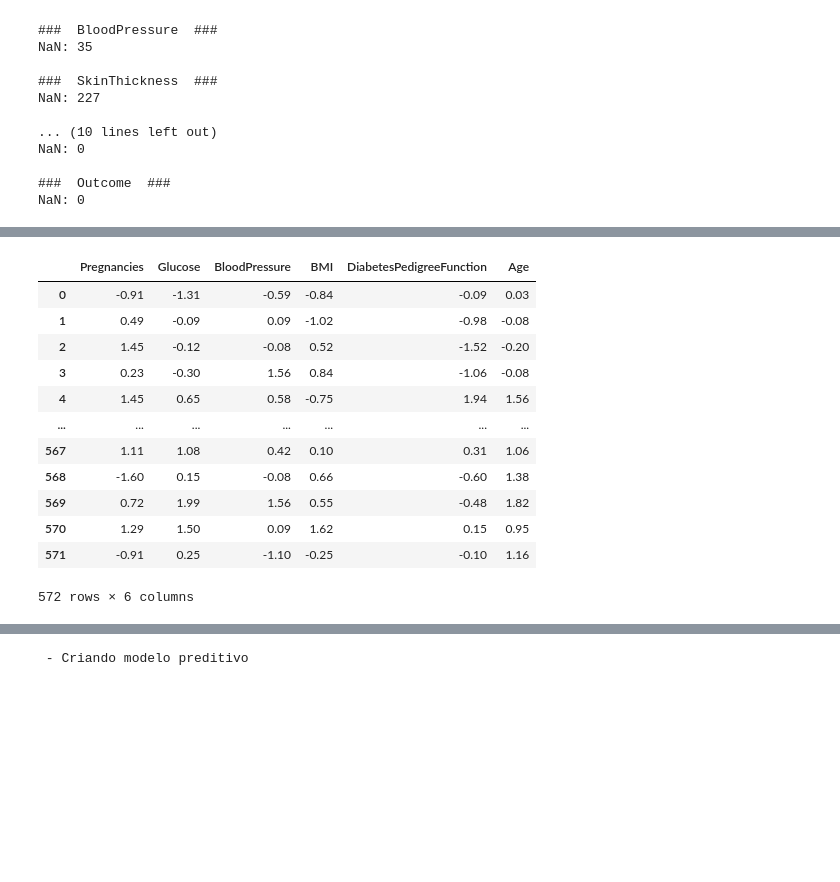
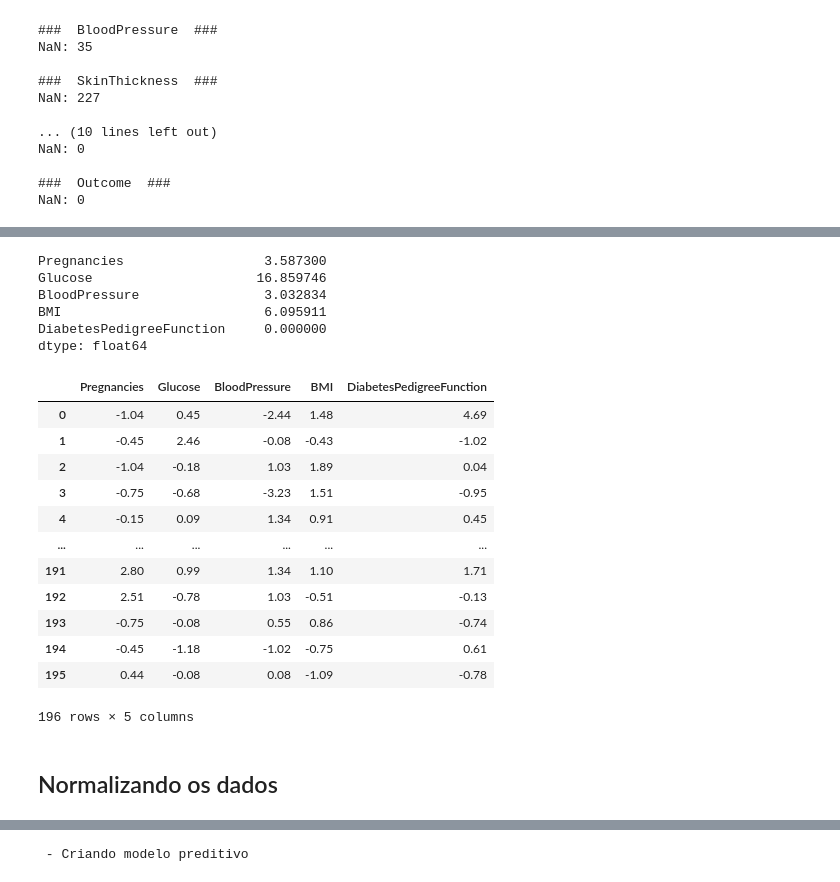
Before and after one commit to nilsonsales/mlclass-2022, a Jupyter notebook: 01_Preprocessing/Ativ1_ML_2022_1.ipynb, the cells around one changed output, grey strips where cells are left out. Saved outputs shown, nothing was run; the diff lists cells and outputs as text; code cells hidden in the pictures; blank space fills up the shorter version.

Commit message:
Using feature selection to generate weights

```diff
--- a/01_Preprocessing/Ativ1_ML_2022_1.ipynb
+++ b/01_Preprocessing/Ativ1_ML_2022_1.ipynb
@@ -98,9 +98,7 @@ def fill_nan_by_class(df):
     return df_all
 
 
-def remove_nan(df):
-    cols_to_drop_na = ['Pregnancies', 'Glucose', 'BloodPressure',
-                'BMI', 'DiabetesPedigreeFunction', 'Age'] # 'SkinThickness', 'Insulin'
+def remove_nan(df, cols_to_drop_na):
 
     df = df.dropna(subset=cols_to_drop_na)
 
@@ -108,16 +106,18 @@ def remove_nan(df):
 
 
 # Caso queira modificar as colunas consideradas basta algera o array a seguir.
-feature_cols = ['Pregnancies', 'Glucose', 'BloodPressure', 'BMI', 'DiabetesPedigreeFunction', 'Age'] #, 'SkinThickness', 'Insulin']
+feature_cols = ['Pregnancies', 'Glucose', 'BloodPressure', 'BMI', 'DiabetesPedigreeFunction', 'Age', 'SkinThickness', 'Insulin']
 cols = [*feature_cols, 'Outcome']
 
 new_data = data[cols]
-#new_data = remove_nan(new_data)
+new_data = remove_nan(new_data, ['Pregnancies', 'Glucose', 'BloodPressure', 'BMI', 'DiabetesPedigreeFunction', 'Age', 'SkinThickness', 'Insulin'])
 #new_data = fill_nan(new_data)
-new_data = fill_nan_by_class(new_data)
+#new_data = fill_nan_by_class(new_data)
 
 
 X = new_data[feature_cols]
 y = new_data['Outcome']
+
+X
 # %% [output]
  - Criando X e y para o algoritmo de aprendizagem a partir do arquivo diabetes_dataset
@@ -139,0 +152,13 @@ X
+# %%
+def correlation(dataset, threshold):
+    col_corr = set()
+    corr_matrix = dataset.corr()
+    for i in range(len(corr_matrix.columns)):
+        for j in range(i):
+            if abs(corr_matrix.iloc[i, j]) > threshold:
+                colname = corr_matrix.columns[i]
+                col_corr.add(colname)
+    return col_corr
+
+corr_features = correlation(X, 0.6)
+corr_features
@@ -139,0 +167,5 @@ X
+# %%
+# Exlui colunas que são correlacionadas com outras
+X = X.drop(corr_features,axis=1)
+
+X
@@ -140,30 +204,45 @@ X
+# %%
+# Usa o valor da informação mútua para criar pesos para as features (já que o KNN é burro)
+weights = mutual_info*100.0
+weights
+# %% [output]
+Pregnancies                  3.587300
+Glucose                     16.859746
+BloodPressure                3.032834
+BMI                          6.095911
+DiabetesPedigreeFunction     0.000000
+dtype: float64
 # %%
 from sklearn.preprocessing import PowerTransformer
+from sklearn.preprocessing import StandardScaler
 
 # Normalizando os dados
 
 X_temp = X.copy()
 X_temp['Class'] = -1
 
 normalize = PowerTransformer().fit(X)
+normalize = StandardScaler().fit(X)
 
 X_norm = pd.DataFrame(normalize.transform(X), columns = X.columns)
 X_norm = X_norm.round(2)
 
 X_norm
 # %% [output]
-|  | Pregnancies | Glucose | BloodPressure | BMI | DiabetesPedigreeFunction | Age |
-| 0 | -0.91 | -1.31 | -0.59 | -0.84 | -0.09 | 0.03 |
-| 1 | 0.49 | -0.09 | 0.09 | -1.02 | -0.98 | -0.08 |
-| 2 | 1.45 | -0.12 | -0.08 | 0.52 | -1.52 | -0.20 |
-| 3 | 0.23 | -0.30 | 1.56 | 0.84 | -1.06 | -0.08 |
-| 4 | 1.45 | 0.65 | 0.58 | -0.75 | 1.94 | 1.56 |
-| ... | ... | ... | ... | ... | ... | ... |
-| 567 | 1.11 | 1.08 | 0.42 | 0.10 | 0.31 | 1.06 |
-| 568 | -1.60 | 0.15 | -0.08 | 0.66 | -0.60 | 1.38 |
-| 569 | 0.72 | 1.99 | 1.56 | 0.55 | -0.48 | 1.82 |
-| 570 | 1.29 | 1.50 | 0.09 | 1.62 | 0.15 | 0.95 |
-| 571 | -0.91 | 0.25 | -1.10 | -0.25 | -0.10 | 1.16 |
+|  | Pregnancies | Glucose | BloodPressure | BMI | DiabetesPedigreeFunction |
+| 0 | -1.04 | 0.45 | -2.44 | 1.48 | 4.69 |
+| 1 | -0.45 | 2.46 | -0.08 | -0.43 | -1.02 |
+| 2 | -1.04 | -0.18 | 1.03 | 1.89 | 0.04 |
+| 3 | -0.75 | -0.68 | -3.23 | 1.51 | -0.95 |
+| 4 | -0.15 | 0.09 | 1.34 | 0.91 | 0.45 |
+| ... | ... | ... | ... | ... | ... |
+| 191 | 2.80 | 0.99 | 1.34 | 1.10 | 1.71 |
+| 192 | 2.51 | -0.78 | 1.03 | -0.51 | -0.13 |
+| 193 | -0.75 | -0.08 | 0.55 | 0.86 | -0.74 |
+| 194 | -0.45 | -1.18 | -1.02 | -0.75 | 0.61 |
+| 195 | 0.44 | -0.08 | 0.08 | -1.09 | -0.78 |
-572 rows × 6 columns
+196 rows × 5 columns
+# %% [markdown]
+## Normalizando os dados
 # %%
 # Normalizando os dados de teste
```
Also changed, not shown: parts of 13 cells of this notebook.
